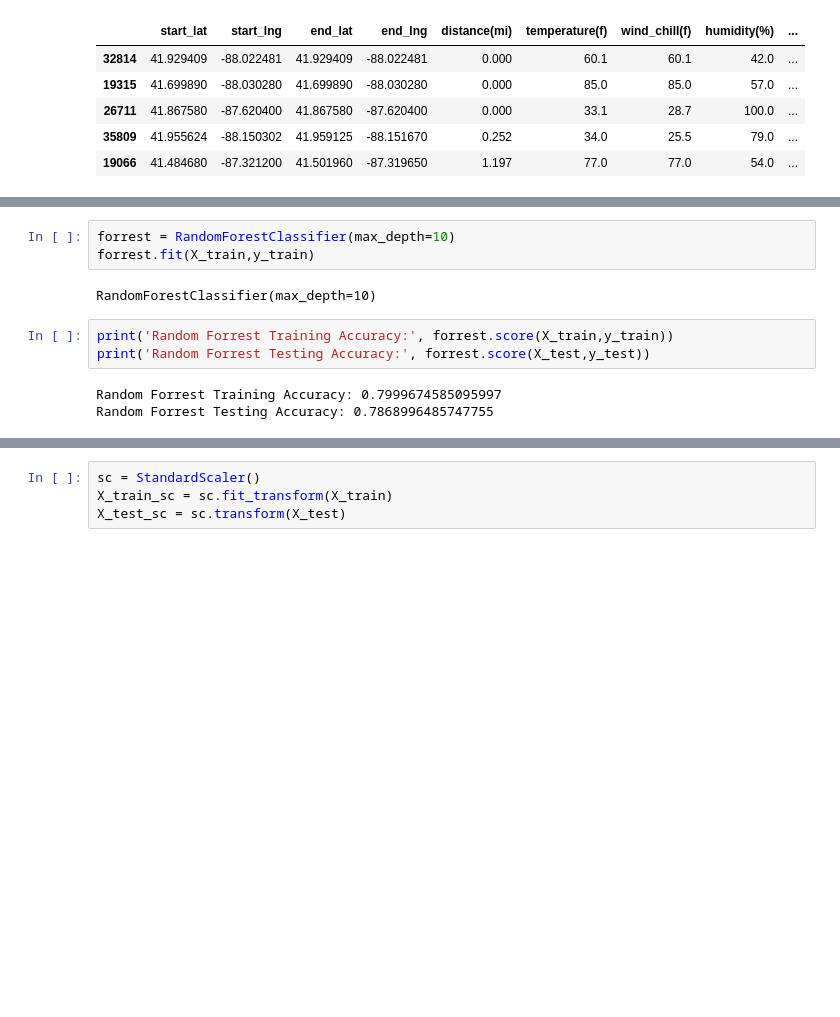
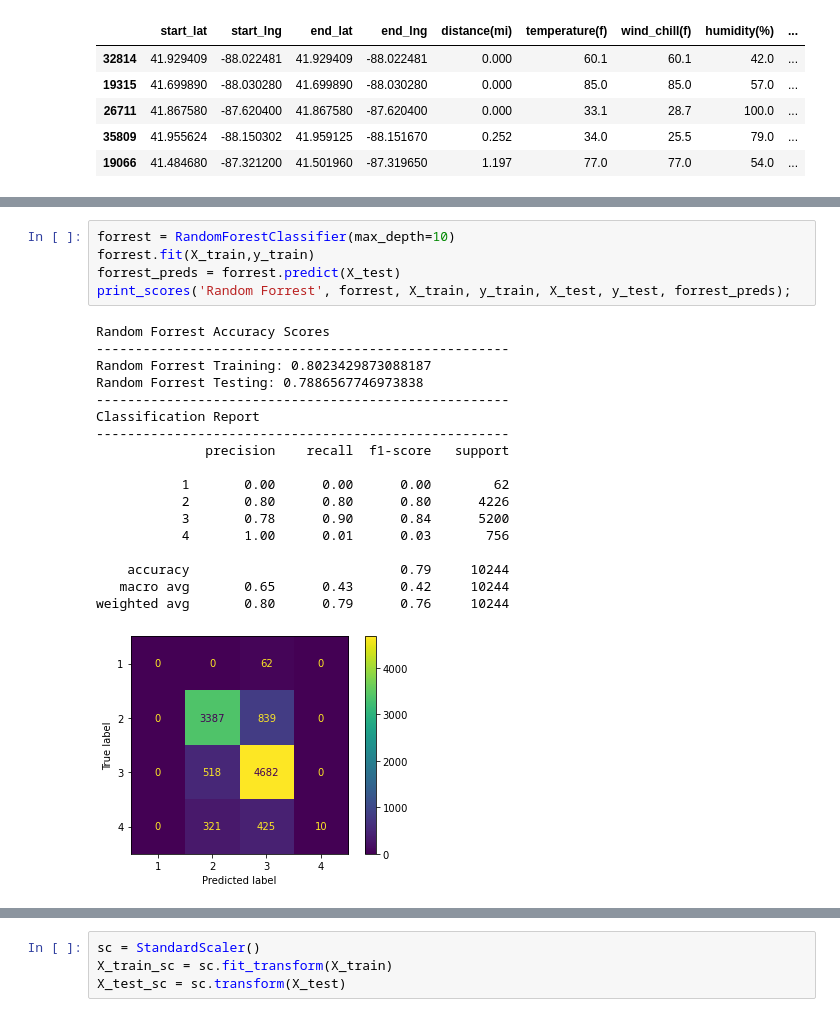
Before and after one commit to jeffreyfloyd/DST-and-traffic-implications, a Jupyter notebook: code/modeling.ipynb, the cells around one changed output, grey strips where cells are left out. Cells and saved outputs as stored; diff of their text form; blank space fills up the shorter version.

```diff
--- a/code/modeling.ipynb
+++ b/code/modeling.ipynb
@@ -143,12 +158,25 @@ tree_coefs[tree_coefs['coefficient'] > 0][:15].sort_values(by='coefficient', asc
 # %%
 forrest = RandomForestClassifier(max_depth=10)
 forrest.fit(X_train,y_train)
+forrest_preds = forrest.predict(X_test)
+print_scores('Random Forrest', forrest, X_train, y_train, X_test, y_test, forrest_preds);
 # %% [output]
-RandomForestClassifier(max_depth=10)
+Random Forrest Accuracy Scores
+-----------------------------------------------------
+Random Forrest Training: 0.8023429873088187
+Random Forrest Testing: 0.7886567746973838
+-----------------------------------------------------
+Classification Report
+-----------------------------------------------------
+              precision    recall  f1-score   support
+
+           1       0.00      0.00      0.00        62
+           2       0.80      0.80      0.80      4226
+           3       0.78      0.90      0.84      5200
+           4       1.00      0.01      0.03       756
+
+    accuracy                           0.79     10244
+   macro avg       0.65      0.43      0.42     10244
+weighted avg       0.80      0.79      0.76     10244
+[figure, added]
-# %%
-print('Random Forrest Training Accuracy:', forrest.score(X_train,y_train))
-print('Random Forrest Testing Accuracy:', forrest.score(X_test,y_test))
-# %% [output]
-Random Forrest Training Accuracy: 0.7999674585095997
-Random Forrest Testing Accuracy: 0.7868996485747755
 # %%
```
Also changed, not shown: parts of 24 cells of this notebook, 8 other files.
